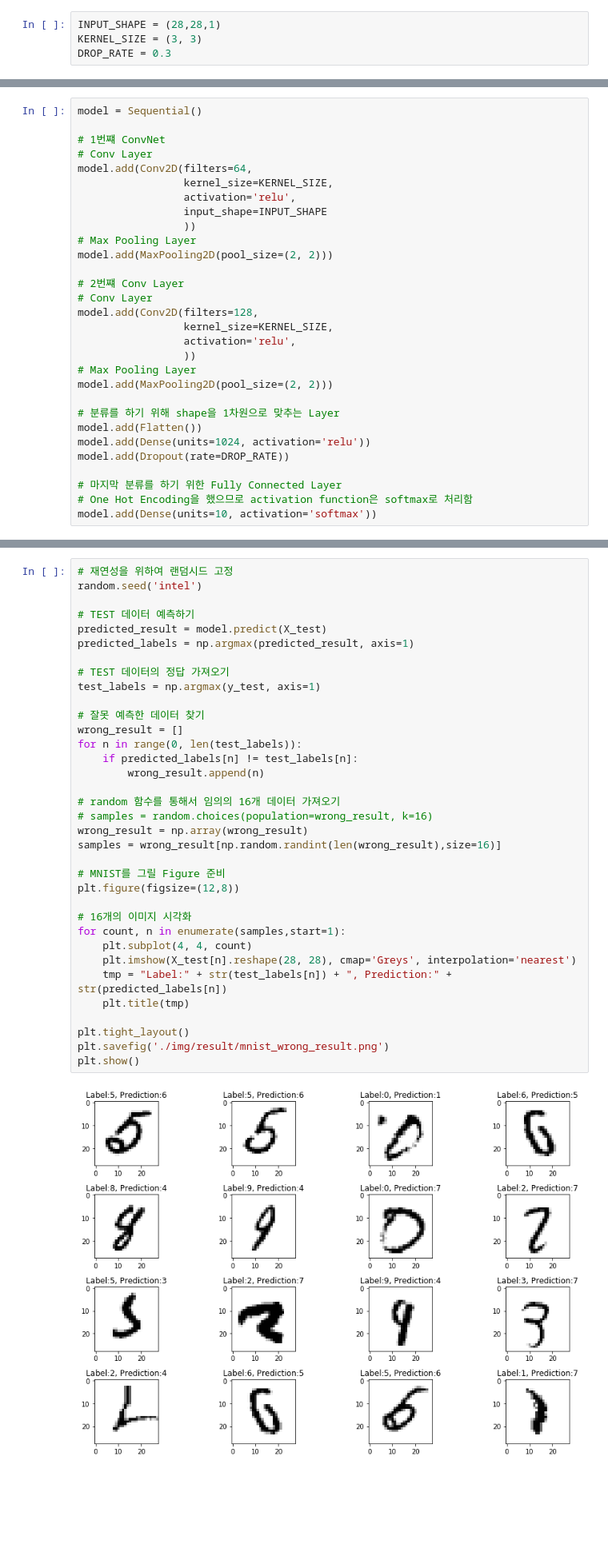
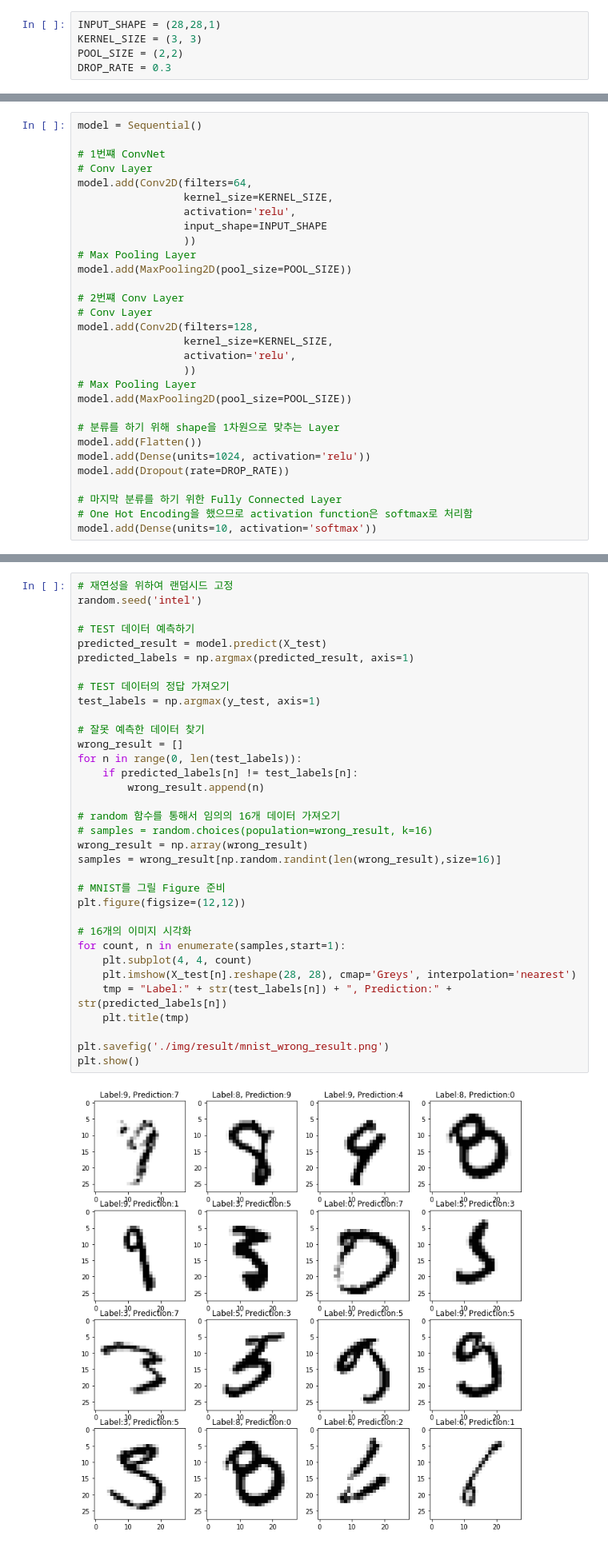
Before and after one commit to minsuk-sung/intel-image-classification, a Jupyter notebook: Lecture02 - MNIST.ipynb, the cells around one changed output, grey strips where cells are left out. Shown at 80% size. Drawn from its saved outputs; the diff is of its cells as text; blank space fills up the shorter version.

```diff
--- a/Lecture02 - MNIST.ipynb
+++ b/Lecture02 - MNIST.ipynb
@@ -243,6 +242,7 @@ y_test = to_categorical(y_test, 10)
 # %%
 INPUT_SHAPE = (28,28,1)
 KERNEL_SIZE = (3, 3)
+POOL_SIZE = (2,2)
 DROP_RATE = 0.3
 # %% [markdown]
 #### 모델 구성
@@ -259,7 +259,7 @@ model.add(Conv2D(filters=64,
                  input_shape=INPUT_SHAPE
                  ))
 # Max Pooling Layer
-model.add(MaxPooling2D(pool_size=(2, 2)))
+model.add(MaxPooling2D(pool_size=POOL_SIZE))
 
 # 2번쨰 Conv Layer
 # Conv Layer
@@ -268,7 +268,7 @@ model.add(Conv2D(filters=128,
                  activation='relu',
                  ))
 # Max Pooling Layer
-model.add(MaxPooling2D(pool_size=(2, 2)))
+model.add(MaxPooling2D(pool_size=POOL_SIZE))
 
 # 분류를 하기 위해 shape을 1차원으로 맞추는 Layer
 model.add(Flatten())
@@ -412,36 +416,35 @@ random.seed('intel')
 # TEST 데이터 예측하기
 predicted_result = model.predict(X_test)
 predicted_labels = np.argmax(predicted_result, axis=1)
 
 # TEST 데이터의 정답 가져오기
 test_labels = np.argmax(y_test, axis=1)
 
 # 잘못 예측한 데이터 찾기
 wrong_result = []
 for n in range(0, len(test_labels)):
     if predicted_labels[n] != test_labels[n]:
         wrong_result.append(n)
 
 # random 함수를 통해서 임의의 16개 데이터 가져오기
 # samples = random.choices(population=wrong_result, k=16)
 wrong_result = np.array(wrong_result)
 samples = wrong_result[np.random.randint(len(wrong_result),size=16)]
 
 # MNIST를 그릴 Figure 준비
-plt.figure(figsize=(12,8))
+plt.figure(figsize=(12,12))
 
 # 16개의 이미지 시각화
 for count, n in enumerate(samples,start=1):
     plt.subplot(4, 4, count)
     plt.imshow(X_test[n].reshape(28, 28), cmap='Greys', interpolation='nearest')
     tmp = "Label:" + str(test_labels[n]) + ", Prediction:" + str(predicted_labels[n])
     plt.title(tmp)
 
-plt.tight_layout()
 plt.savefig('./img/result/mnist_wrong_result.png')
 plt.show()
 # %% [output]
-[figure, old version]
+[figure, new version]
 # %% [markdown]
 놀랍게도 모델이 틀린 데이터는 언뜻보면 사람조차도 헷갈릴 수 있을만한 데이터라는 걸 확인할 수 있다.
 
```
Also changed, not shown: parts of 10 cells of this notebook.
